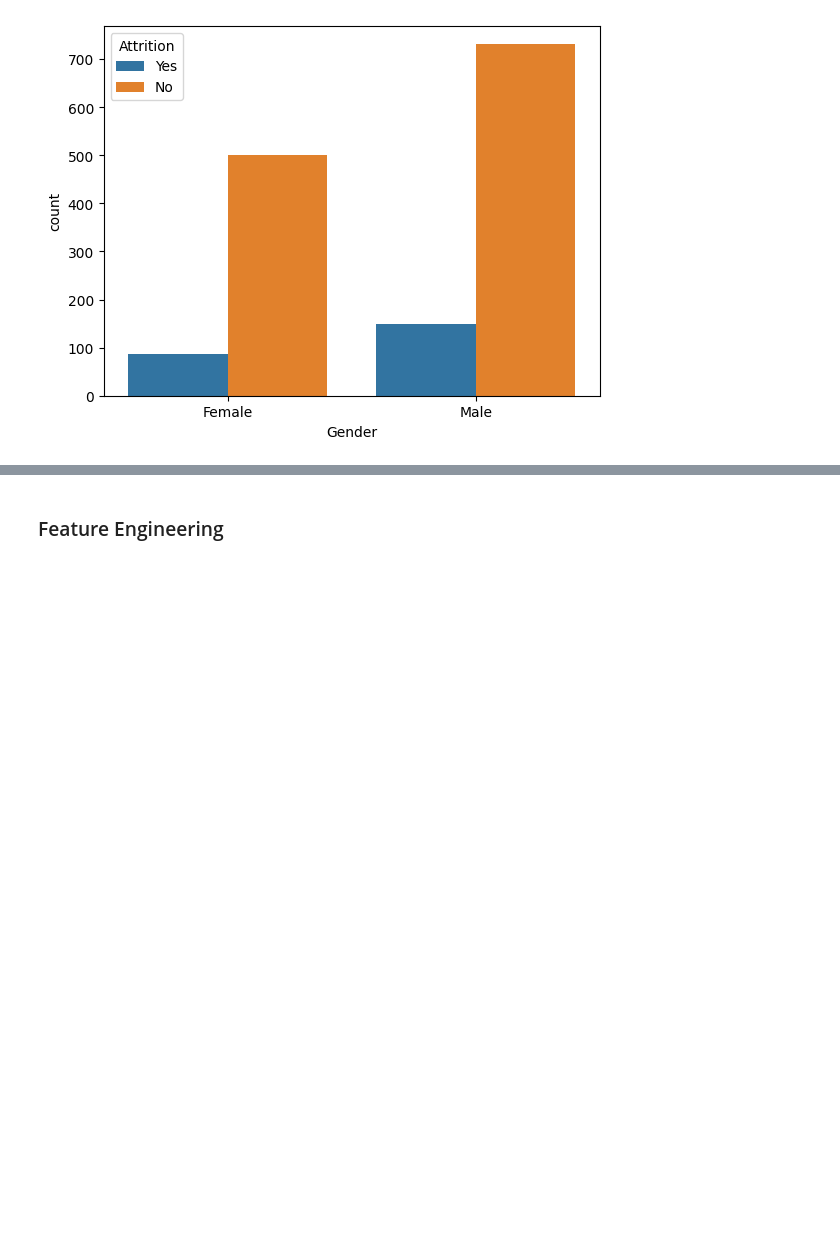
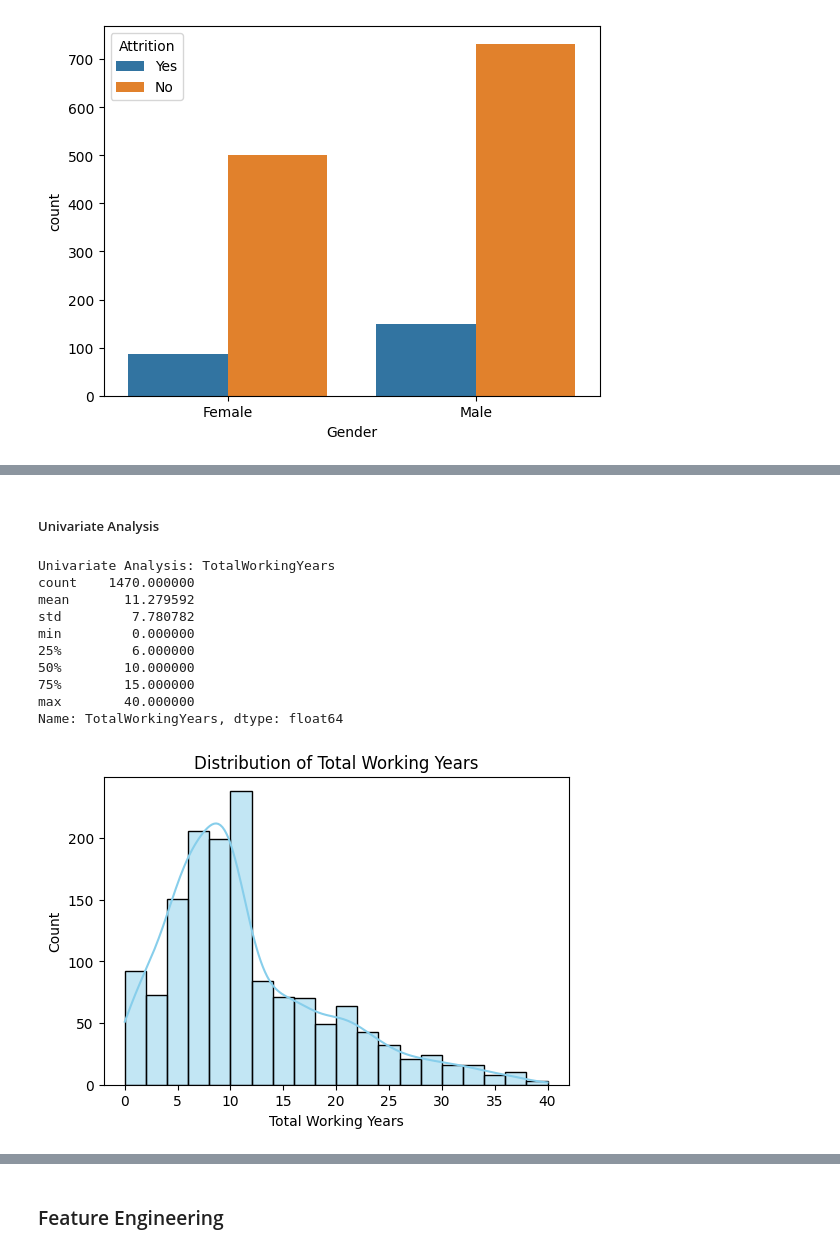
Before and after one commit to CreativeTob/InsightHQ, a Jupyter notebook: pst.ipynb, the cells around one changed output, grey strips where cells are left out. Cells and saved outputs as stored; diff of their text form; code cells hidden in the pictures; blank space fills up the shorter version.

```diff
--- a/main.ipynb
+++ b/pst.ipynb
@@ -556,0 +583,24 @@ plt.show()
+# %% [markdown]
+##### Univariate Analysis
+# %%
+print("\nUnivariate Analysis: TotalWorkingYears")
+print(df['TotalWorkingYears'].describe())
+
+plt.figure(figsize=(6,4))
+sns.histplot(df['TotalWorkingYears'], bins=20, kde=True, color='skyblue')
+plt.title("Distribution of Total Working Years")
+plt.xlabel("Total Working Years")
+plt.ylabel("Count")
+plt.show()
+# %% [output]
+Univariate Analysis: TotalWorkingYears
+count    1470.000000
+mean       11.279592
+std         7.780782
+min         0.000000
+25%         6.000000
+50%        10.000000
+75%        15.000000
+max        40.000000
+Name: TotalWorkingYears, dtype: float64
+[figure, added]
```
Also changed, not shown: parts of 15 cells of this notebook.
